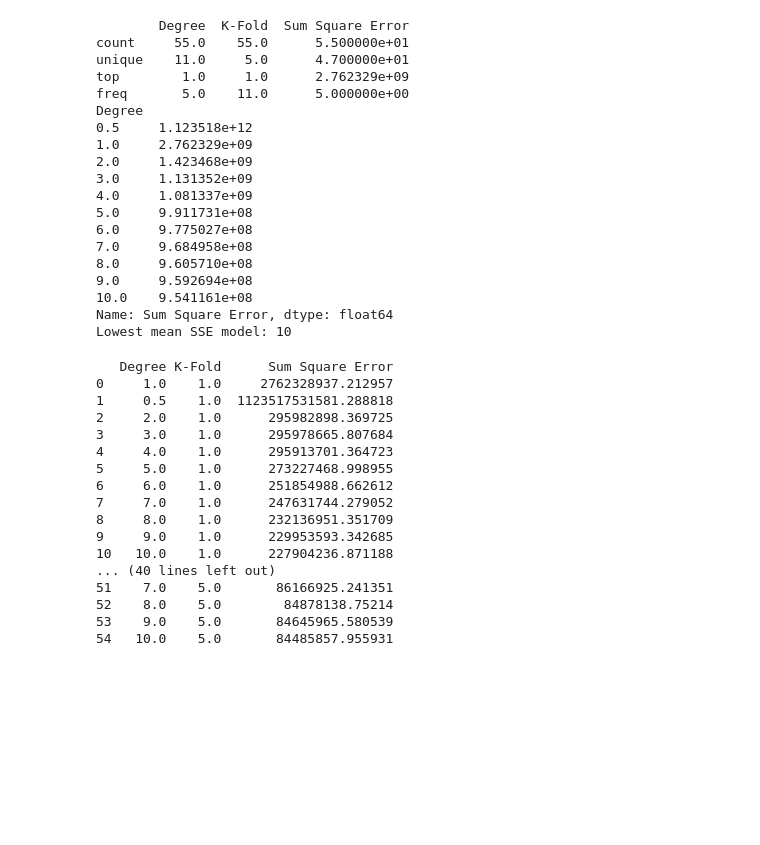
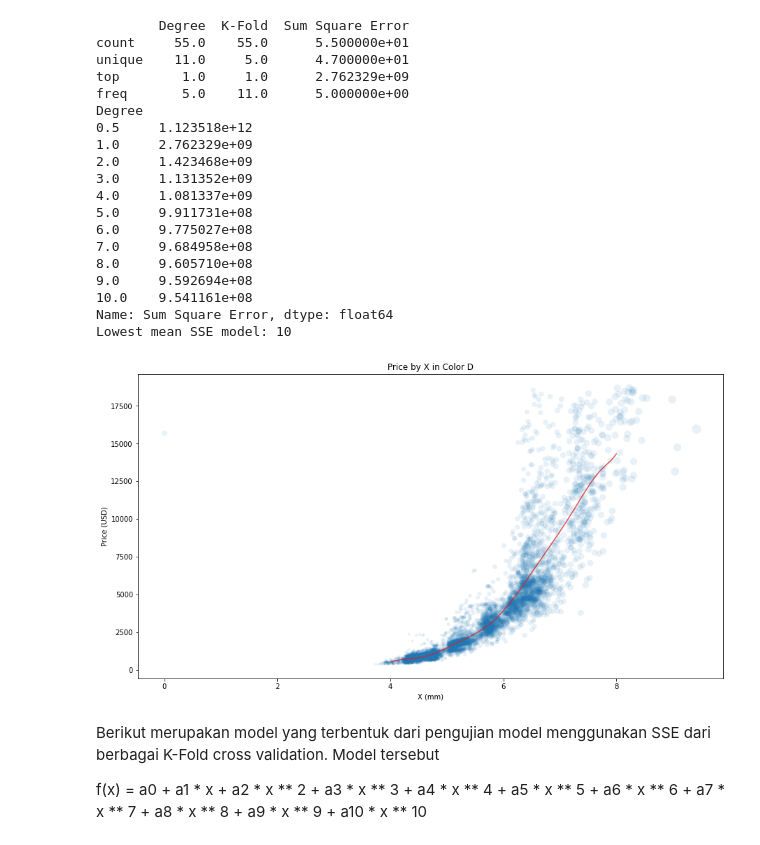
Before and after one commit to michaelmanurung/Numerical-Method-Project, a Jupyter notebook: Diamond_data_exploration.ipynb, the cells around one changed output. Saved outputs shown, nothing was run; the diff lists cells and outputs as text; code cells hidden in the pictures; blank space fills up the shorter version.

Commit message:
predict value added with the best model

```diff
--- a/Diamond_data_exploration.ipynb
+++ b/Diamond_data_exploration.ipynb
@@ -693,6 +705,40 @@ Degree
 10.0    9.541161e+08
 Name: Sum Square Error, dtype: float64
 Lowest mean SSE model: 10
+# %%
+# print(kFoldDF)
+y_preds = np.polyfit(x, y, 10)
+
+a0 = y_preds[0]
+a1 = y_preds[1]
+a2 = y_preds[2]
+a3 = y_preds[3]
+a4 = y_preds[4]
+a5 = y_preds[5]
+a6 = y_preds[6]
+a7 = y_preds[7]
+a8 = y_preds[8]
+a9 = y_preds[9]
+a10 = y_preds[10]
+funcs = a0 + a1 * x + a2 * x ** 2 + a3 * x ** 3 + a4 * x ** 4 + a5 * x ** 5 + a6 * x ** 6 + a7 * x ** 7 + a8 * x ** 8 + a9 * x ** 9 + a10 * x ** 10
+
+arrTestCase = np.linspace(4.0, 8.0, 100)
+
+plt.figure(figsize=[15,8])
+plt.title('Price by X in Color D')
+plt.xlabel('X (mm)')
+plt.ylabel('Price (USD)')
+plt.scatter(xPriceDF[xdPriceDF]['x'], xPriceDF[xdPriceDF]['price'], s=xPriceDF[xdPriceDF]['carat']*50, color='tab:blue', edgecolors='none', alpha=0.1, label='Color D')
+
+
+plt.plot(arrTestCase, np.polyval(y_preds, arrTestCase), color='tab:red', alpha=0.8 ,label='10 degree regression')
+plt.show()
+# %% [output]
+[figure, added]
+# %% [markdown]
+Berikut merupakan model yang terbentuk dari pengujian model menggunakan SSE dari berbagai K-Fold cross validation. Model tersebut
+
+f(x) = a0 + a1 * x + a2 * x ** 2 + a3 * x ** 3 + a4 * x ** 4 + a5 * x ** 5 + a6 * x ** 6 + a7 * x ** 7 + a8 * x ** 8 + a9 * x ** 9 + a10 * x ** 10
 # %%
 # debug code
 # print(x[x <= (np.mean(x) + np.std(x)*3)])
@@ -706,22 +752,4 @@ Lowest mean SSE model: 10
 # print(calc_predictions(x, 3))
 # print(y[y_arr[0].index])
 # print(y_arr[0].index)
-print(kFoldDF)
+# print(kFoldDF)
-# %% [output]
-   Degree K-Fold      Sum Square Error
-0     1.0    1.0     2762328937.212957
-1     0.5    1.0  1123517531581.288818
-2     2.0    1.0      295982898.369725
-3     3.0    1.0      295978665.807684
-4     4.0    1.0      295913701.364723
-5     5.0    1.0      273227468.998955
-6     6.0    1.0      251854988.662612
-7     7.0    1.0      247631744.279052
-8     8.0    1.0      232136951.351709
-9     9.0    1.0      229953593.342685
-10   10.0    1.0      227904236.871188
-... (40 lines left out)
-51    7.0    5.0       86166925.241351
-52    8.0    5.0        84878138.75214
-53    9.0    5.0       84645965.580539
-54   10.0    5.0       84485857.955931
```
Also changed, not shown: parts of 1 cell of this notebook.
